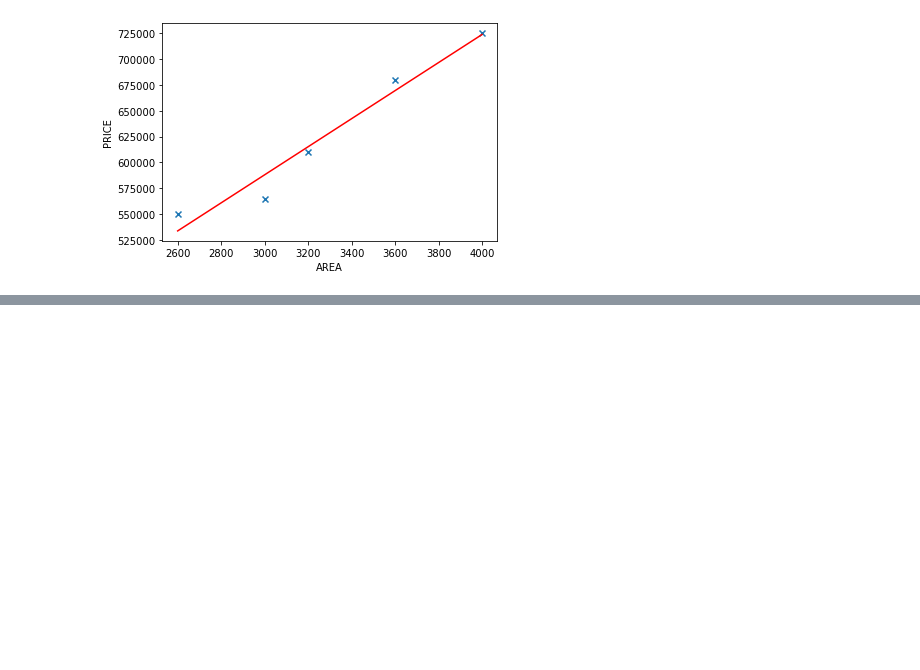
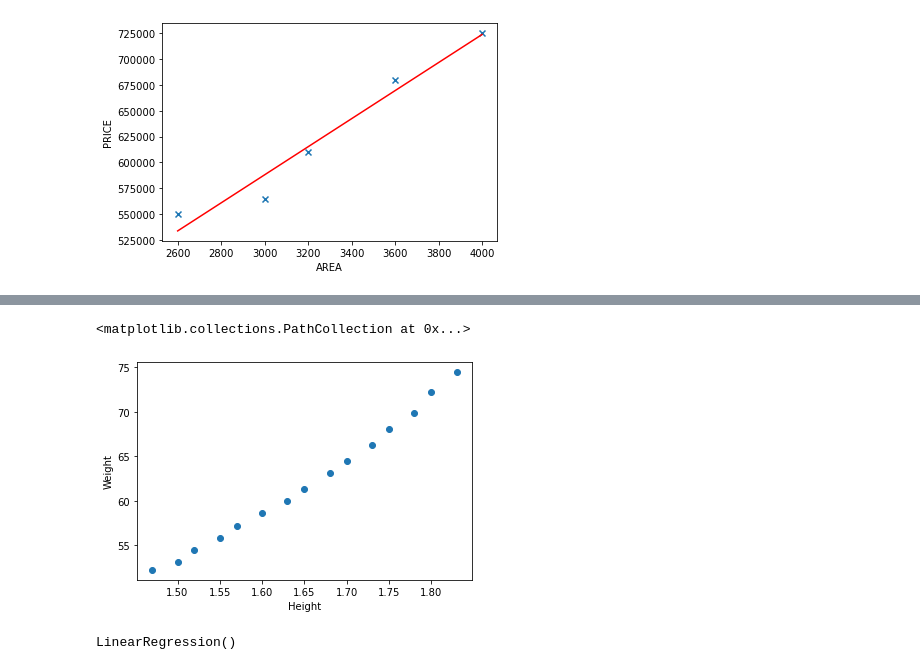
Before and after one commit to MajdVictor/ML, a Jupyter notebook: Linear Regression .ipynb, the cells around one changed output, grey strips where cells are left out. Saved outputs shown, nothing was run; the diff lists cells and outputs as text; code cells hidden in the pictures; blank space fills up the shorter version.

```diff
--- a/Linear Regression .ipynb
+++ b/Linear Regression .ipynb
@@ -62,0 +56,2 @@ plt.plot(df.area, linear_reg_obj.predict(df[['area']]), color="red")
+# %%
+df1 = pd.read_csv("data.csv")
@@ -62,0 +77,16 @@ plt.plot(df.area, linear_reg_obj.predict(df[['area']]), color="red")
+# %%
+%matplotlib inline
+plt.xlabel("Height")
+plt.ylabel("Weight")
+plt.scatter(df1["Height"], df1["Weight"])
+# %% [output]
+<matplotlib.collections.PathCollection at 0x...>
+[figure, added]
+# %%
+#create linear regression object
+lrm = linear_model.LinearRegression()
+
+#training the model
+lrm.fit(df1[["Height"]], df1["Weight"])
+# %% [output]
+LinearRegression()
```
Also changed, not shown: parts of 3 cells of this notebook, 4 other files.
